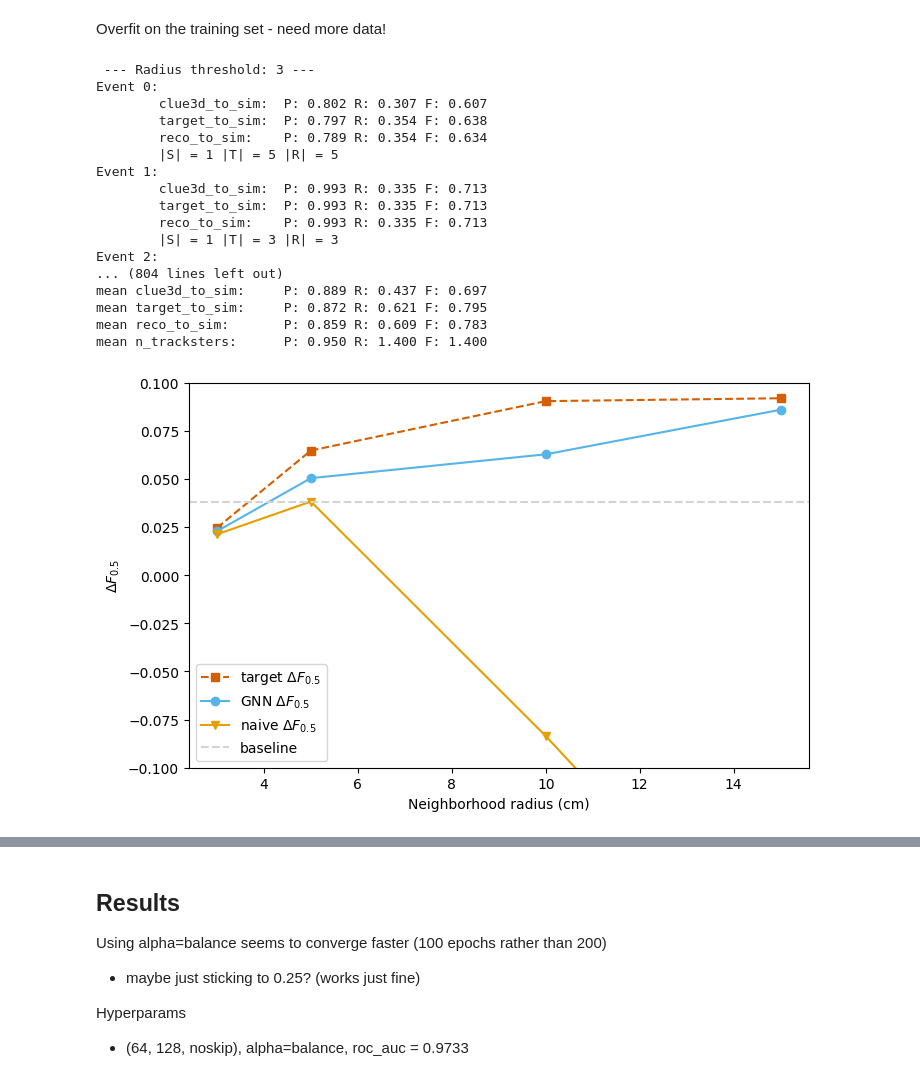
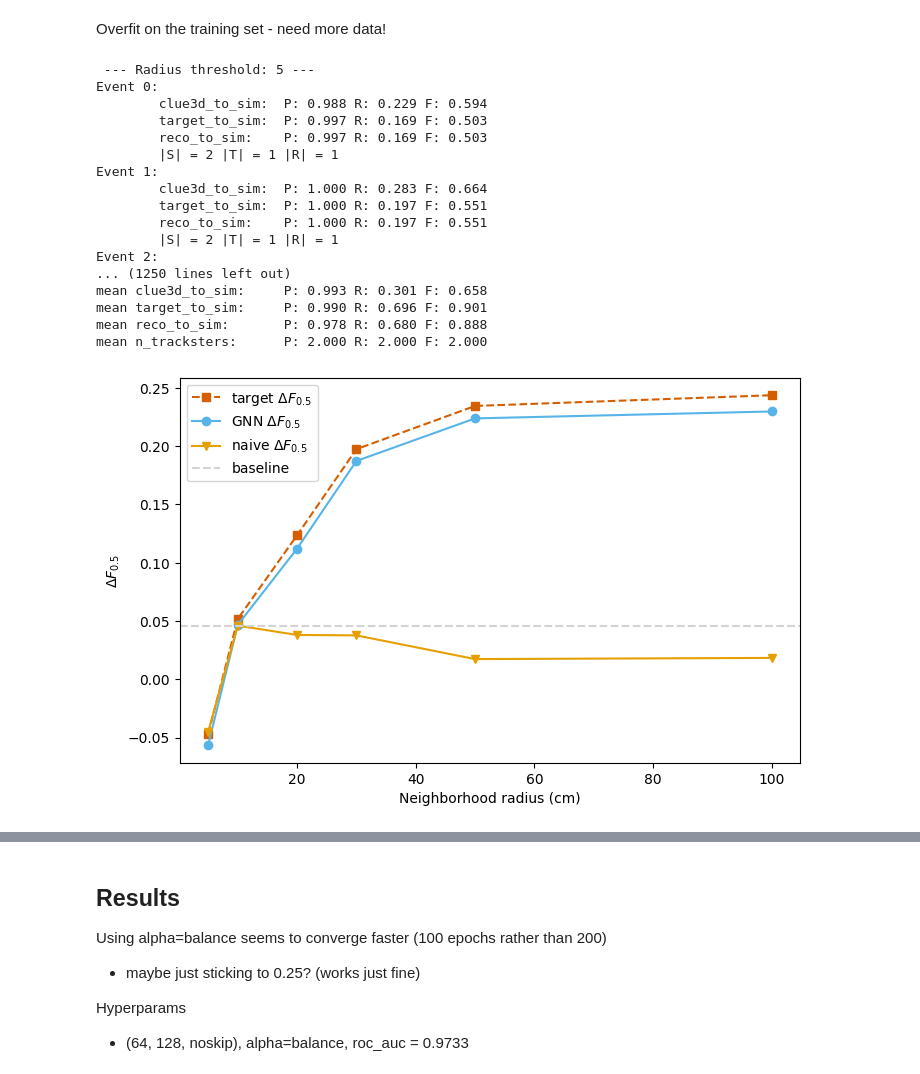
Before and after one commit to edcuba/TICLHack22_PatternReco, a Jupyter notebook: 7.model_trackster_graph_net.classification.ipynb, the cells around one changed output, grey strips where cells are left out. Drawn from its saved outputs; the diff is of its cells as text; code cells hidden in the pictures.

```diff
--- a/7.model_trackster_graph_net.classification.ipynb
+++ b/7.model_trackster_graph_net.classification.ipynb
@@ -84,29 +82,29 @@ class TracksterGraphNet(nn.Module):
 
         hdim1 = 64
         hdim2 = 64
-        hdim3 = 64
 
         hdim_fc = 256
 
-        self.edgeconv1 = DynamicEdgeConvBlock(input_dim, hdim1)
-        self.edgeconv2 = DynamicEdgeConvBlock(hdim1, hdim2)
-        self.edgeconv3 = DynamicEdgeConvBlock(hdim2, hdim3)
+        self.edgeconv1 = DynamicEdgeConvBlock(input_dim, hdim1, k=7)
+        self.edgeconv2 = DynamicEdgeConvBlock(hdim1, hdim2, k=7)
+        # self.edgeconv3 = DynamicEdgeConvBlock(hdim2, hdim3)
 
         # Edge features from node embeddings for classification
         self.nodenetwork = nn.Sequential(
-            nn.Linear(hdim3, hdim_fc),
+            nn.Linear(hdim2, hdim_fc),
             nn.ReLU(),
             nn.Dropout(dropout),
             nn.Linear(hdim_fc, output_dim),
+            # nn.Sigmoid(),
             nn.Softmax(dim=1),
         )
 
     def forward(self, X, batch=None):
-        H0 = self.norm(X, batch)
+        H0 = X #self.norm(X, batch)
         H1 = self.edgeconv1(H0, batch)
         H2 = self.edgeconv2(H1, batch)
-        H3 = self.edgeconv3(H2, batch)
-        return self.nodenetwork(H3)
+        # H3 = self.edgeconv3(H2, batch)
+        return self.nodenetwork(H2).squeeze(-1)
 # %%
 def train_graph_classification(model, device, optimizer, loss_func, train_dl):
     train_loss = 0.
@@ -138,8 +135,8 @@ def test_graph_classification(model, device, loss_func, test_dl):
     return test_loss
 # %%
-model = TracksterGraphNet(input_dim=ds.data.x.shape[1])
+model = TracksterGraphNet(input_dim=ds.data.x.shape[1], output_dim=2)
 epochs = 101
-model_path = f"models/TracksterGraphNet.3b.DGCNN.ns.{epochs}e-{ds_name}.r{ds.RADIUS}.e{ds.bigT_e_th}.f{ds.N_FILES}.pt"
+model_path = f"models/TracksterGraphNet.ParticleNetLight.ns.{epochs}e-{ds_name}.r{ds.RADIUS}.e{ds.bigT_e_th}.f{ds.N_FILES}.pt"
 # %%
 # %%script echo skipping
 # alpha - percentage of negative edges
@@ -226,10 +220,10 @@ from reco.data import get_event_data
 from reco.evaluation import model_evaluation
 from reco.dummy import DummyPleaser
 
-file_name = f"{raw_dir}/new_ntuples_15643817_2.root"
-cluster_data, trackster_data, simtrackster_data, assoc_data = get_event_data(file_name, pileup=True)
+file_name = f"{raw_dir}/new_ntuples_15101852_0.root"
+cluster_data, trackster_data, simtrackster_data, assoc_data = get_event_data(file_name, pileup=False)
 # %%
-r_ranges = [3, 5, 10, 15]
+r_ranges = [5, 10, 20, 30, 50, 100]
 results = []
 
 max_events = 20
@@ -248,8 +242,8 @@ for r in r_ranges:
         decision_th=0.5,
         radius=r,
         max_events=max_events,
-        bigT_e_th=5,
-        pileup=True,
+        bigT_e_th=30,
+        pileup=False,
         graph=True,
     )
     clue3D_F.append(np.sum(np.array(result["clue3d_to_sim"])[:,2]) / max_events)
@@ -262,52 +256,52 @@ for r in r_ranges:
         simtrackster_data,
         assoc_data,
         model,
-        decision_th=0.6,
+        decision_th=0.5,
         radius=r,
         max_events=max_events,
-        bigT_e_th=5,
-        pileup=True,
+        bigT_e_th=30,
+        pileup=False,
         graph=True,
     )
     model_reco_F.append(np.sum(np.array(result["reco_to_sim"])[:,2]) / max_events)
 # %% [output]
- --- Radius threshold: 3 ---
+ --- Radius threshold: 5 ---
 Event 0:
-        clue3d_to_sim:  P: 0.802 R: 0.307 F: 0.607
-        target_to_sim:  P: 0.797 R: 0.354 F: 0.638
-        reco_to_sim:    P: 0.789 R: 0.354 F: 0.634
-        |S| = 1 |T| = 5 |R| = 5
+        clue3d_to_sim:  P: 0.988 R: 0.229 F: 0.594
+        target_to_sim:  P: 0.997 R: 0.169 F: 0.503
+        reco_to_sim:    P: 0.997 R: 0.169 F: 0.503
+        |S| = 2 |T| = 1 |R| = 1
 Event 1:
-        clue3d_to_sim:  P: 0.993 R: 0.335 F: 0.713
-        target_to_sim:  P: 0.993 R: 0.335 F: 0.713
-        reco_to_sim:    P: 0.993 R: 0.335 F: 0.713
-        |S| = 1 |T| = 3 |R| = 3
+        clue3d_to_sim:  P: 1.000 R: 0.283 F: 0.664
+        target_to_sim:  P: 1.000 R: 0.197 F: 0.551
+        reco_to_sim:    P: 1.000 R: 0.197 F: 0.551
+        |S| = 2 |T| = 1 |R| = 1
 Event 2:
-... (804 lines left out)
-mean clue3d_to_sim:     P: 0.889 R: 0.437 F: 0.697
-mean target_to_sim:     P: 0.872 R: 0.621 F: 0.795
-mean reco_to_sim:       P: 0.859 R: 0.609 F: 0.783
-mean n_tracksters:      P: 0.950 R: 1.400 F: 1.400
+... (1250 lines left out)
+mean clue3d_to_sim:     P: 0.993 R: 0.301 F: 0.658
+mean target_to_sim:     P: 0.990 R: 0.696 F: 0.901
+mean reco_to_sim:       P: 0.978 R: 0.680 F: 0.888
+mean n_tracksters:      P: 2.000 R: 2.000 F: 2.000
 # %%
 fig = plt.figure(figsize=(8, 5))
 
 ax = fig.add_subplot(111)
 
 ax.plot(r_ranges[:6], (np.array(target_F) - np.array(clue3D_F))[:6], '--s', label="target $\Delta F_{0.5}$", c="#D55E00")
 ax.plot(r_ranges[:6], (np.array(model_reco_F) - np.array(clue3D_F))[:6], '-o', label="GNN $\Delta F_{0.5}$", c="#56B4E9")
 ax.plot(r_ranges[:6], (np.array(naive_reco_F) - np.array(clue3D_F))[:6], '-v', label="naive $\Delta F_{0.5}$", c="#E69F00")
 
 ax.axhline(max(np.array(naive_reco_F) - np.array(clue3D_F)), label="baseline", c="lightgray", linestyle="--")
 
 ax.legend()
 ax.set_xlabel("Neighborhood radius (cm)")
 ax.set_ylabel("$\Delta F_{0.5}$")
-ax.set_ylim((-0.1, 0.1))
+# ax.set_ylim((-0.1, 0.1))
 
-fig.savefig(f'export/{ds_name}-e5-graph-radius-plot.png', dpi=300, bbox_inches='tight', transparent=True)
+fig.savefig(f'export/{ds_name}-e30-pnetl-graph-radius-plot.png', dpi=300, bbox_inches='tight', transparent=True)
 plt.show()
 # %% [output]
-[figure, old version]
+[figure, new version]
 # %%
 print("Reco", max(np.array(model_reco_F) - np.array(clue3D_F)))
 print("Naive", max(np.array(naive_reco_F) - np.array(clue3D_F)))
```
Also changed, not shown: parts of 8 cells of this notebook, 6 other files.
